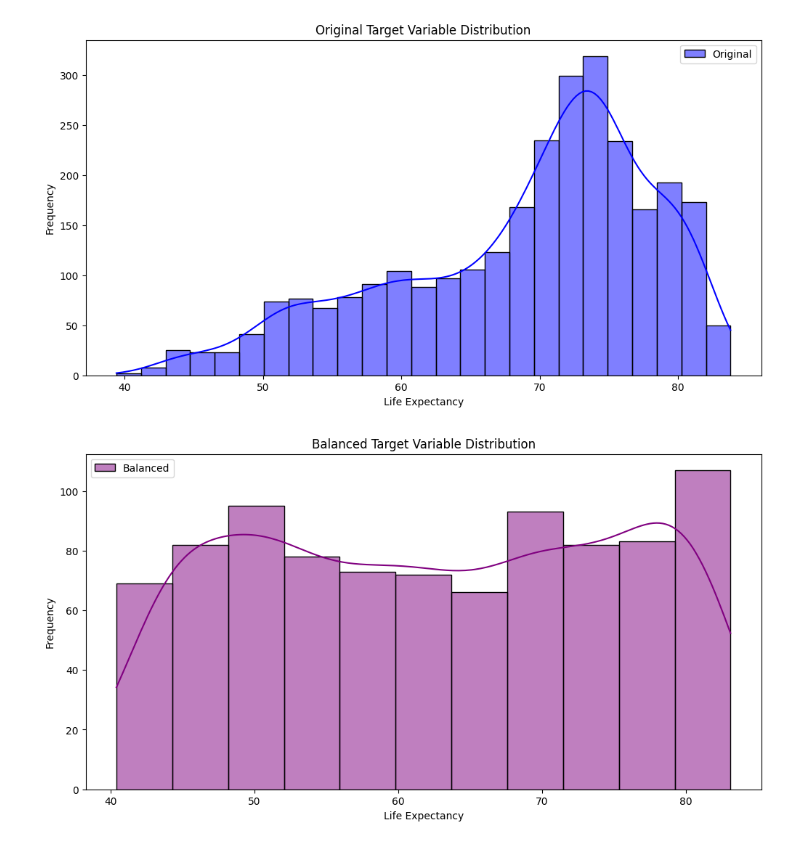
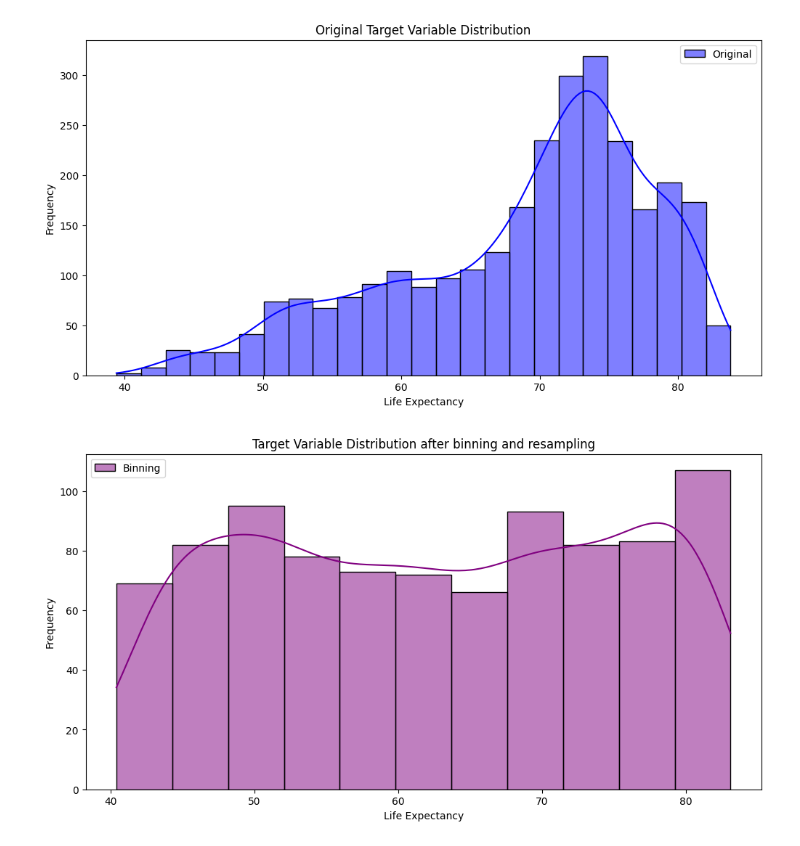
Before and after one commit to malinhauglandh/life-expectancy-prediction, a Jupyter notebook: eda/imbalance_handling.ipynb, the cells around one changed output. Drawn from its saved outputs; the diff is of its cells as text; code cells hidden in the pictures.

```diff
--- a/eda/imbalance_handling.ipynb
+++ b/eda/imbalance_handling.ipynb
@@ -66,24 +99,24 @@ X_train, X_test, y_train, y_test = train_test_split(X_balanced, y_balanced, test
 # %%
 # Original target variable distribution
 plt.figure(figsize=(12, 6))
 sns.histplot(y, kde=True, color='blue', label='Original')
 plt.title("Original Target Variable Distribution")
 plt.xlabel("Life Expectancy")
 plt.ylabel("Frequency")
 plt.legend()
 plt.show()
 
 # After balancing
 plt.figure(figsize=(12, 6))
-sns.histplot(y_balanced, kde=True, color='purple', label='Balanced')
-plt.title("Balanced Target Variable Distribution")
+sns.histplot(y_balanced, kde=True, color='purple', label='Binning')
+plt.title("Target Variable Distribution after binning and resampling")
 plt.xlabel("Life Expectancy")
 plt.ylabel("Frequency")
 plt.legend()
 plt.show()
 # %% [output]
 [figure]
-[figure, old version]
+[figure, new version]
 # %%
 # Handle imbalance using SMOGN, so that the regression models will not be overly influenced by overrepresented ranges of the target variable
 # SMOGN is a method designed to balance continous target variables in regression problems
```
Also changed, not shown: parts of 3 cells of this notebook.
